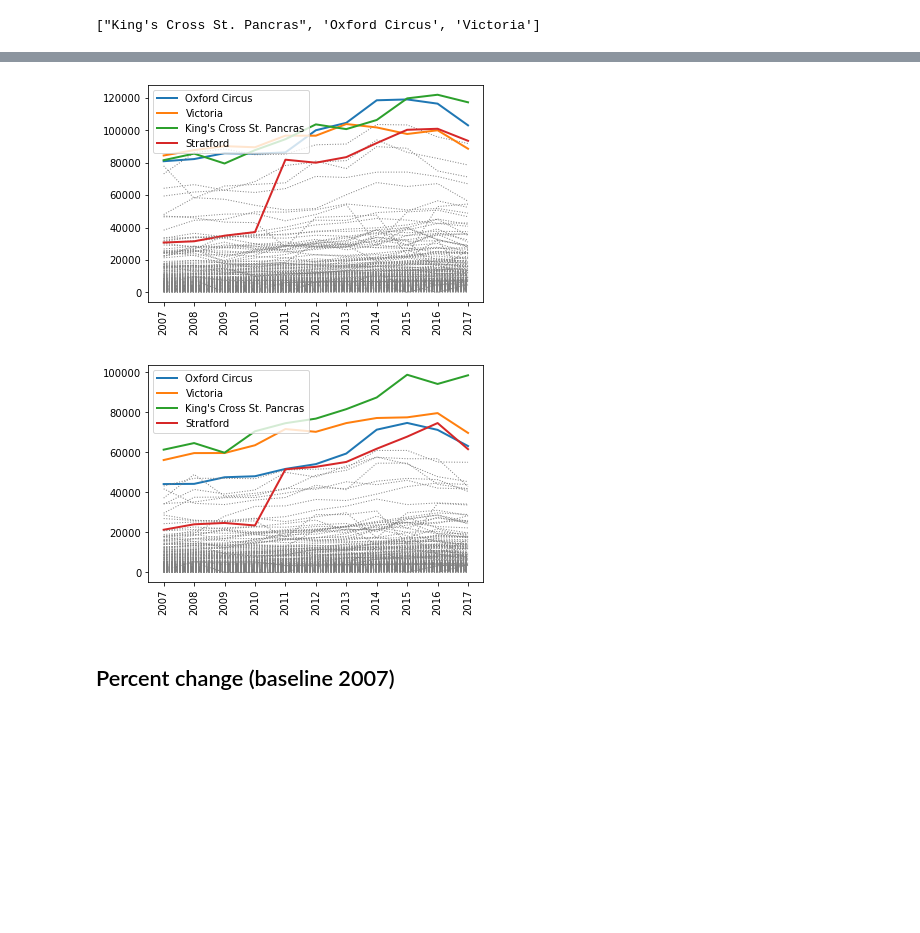
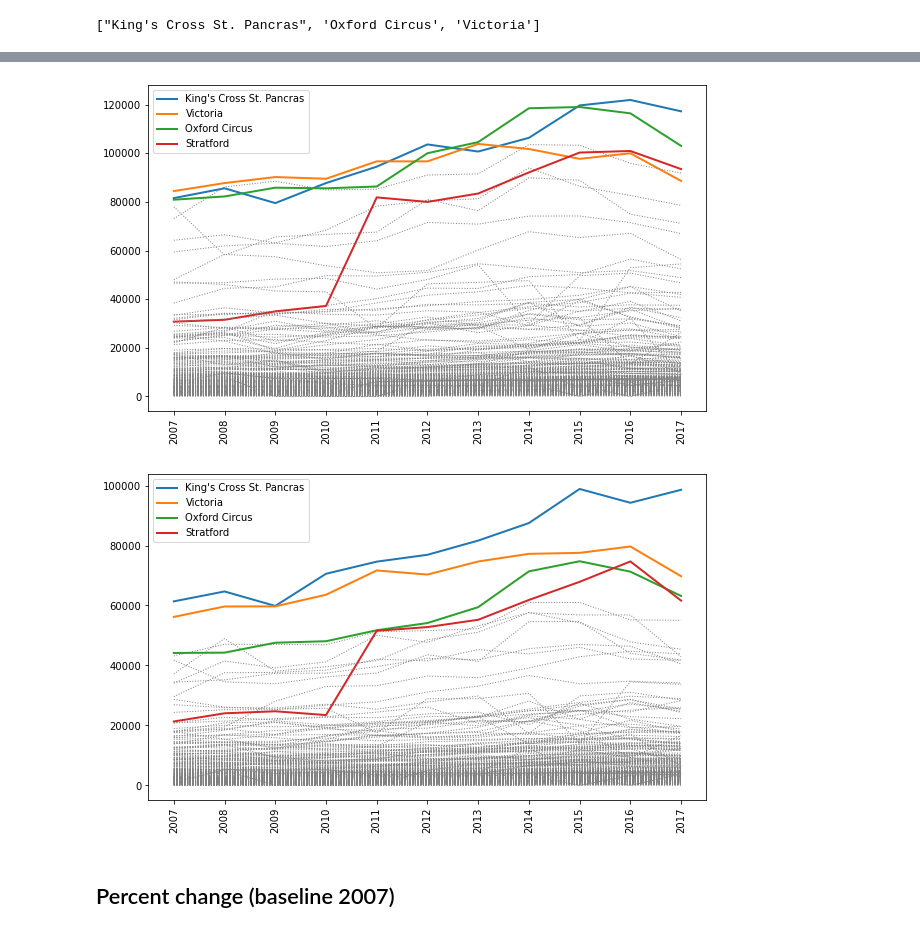
Before and after one commit to avaspataru/datathon, a Jupyter notebook: notebooks/Stratford Travels.ipynb, the cells around one changed output, grey strips where cells are left out. Cells and saved outputs as stored; diff of their text form; code cells hidden in the pictures; blank space fills up the shorter version.

```diff
--- a/notebooks/Stratford Travels.ipynb
+++ b/notebooks/Stratford Travels.ipynb
@@ -171,13 +206,13 @@ big_stations
 # %%
-highlight_stations = big_stations + ['Stratford']
+plt.figure(figsize=(10, 6))
 plot_stations(underground, "saturday_entry", highlight_stations, stations)
 # %% [output]
-[figure, old version]
+[figure, new version]
 # %%
-highlight_stations = big_stations + ['Stratford']
+plt.figure(figsize=(10, 6))
 plot_stations(underground, "sunday_entry", highlight_stations, stations)
 # %% [output]
-[figure, old version]
+[figure, new version]
 # %% [markdown]
 ## Percent change (baseline 2007)
 # %%
```
Also changed, not shown: parts of 21 cells of this notebook, 2 other files.
